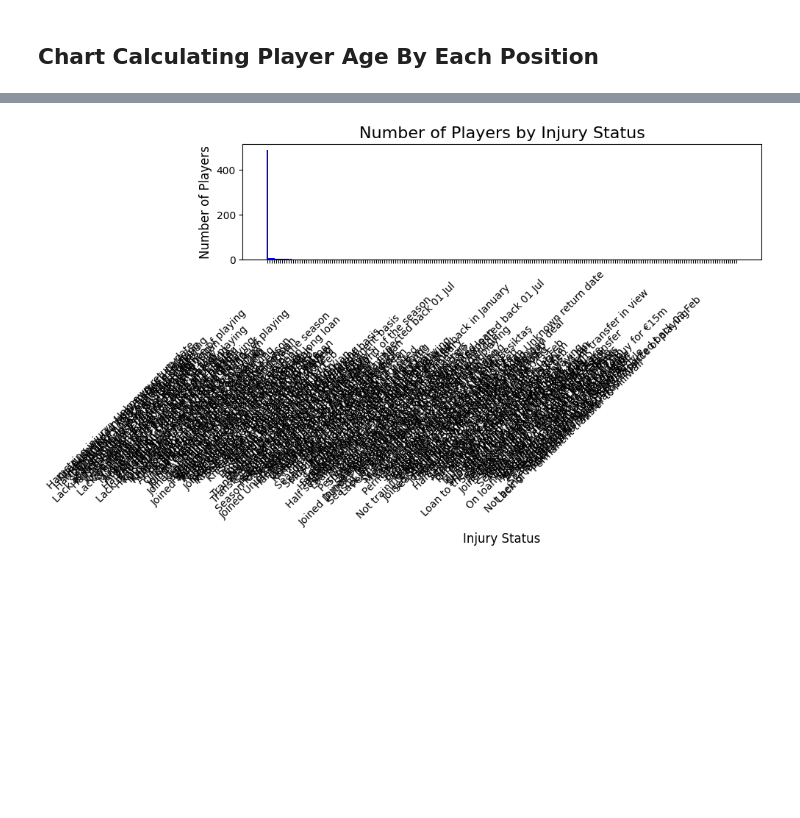
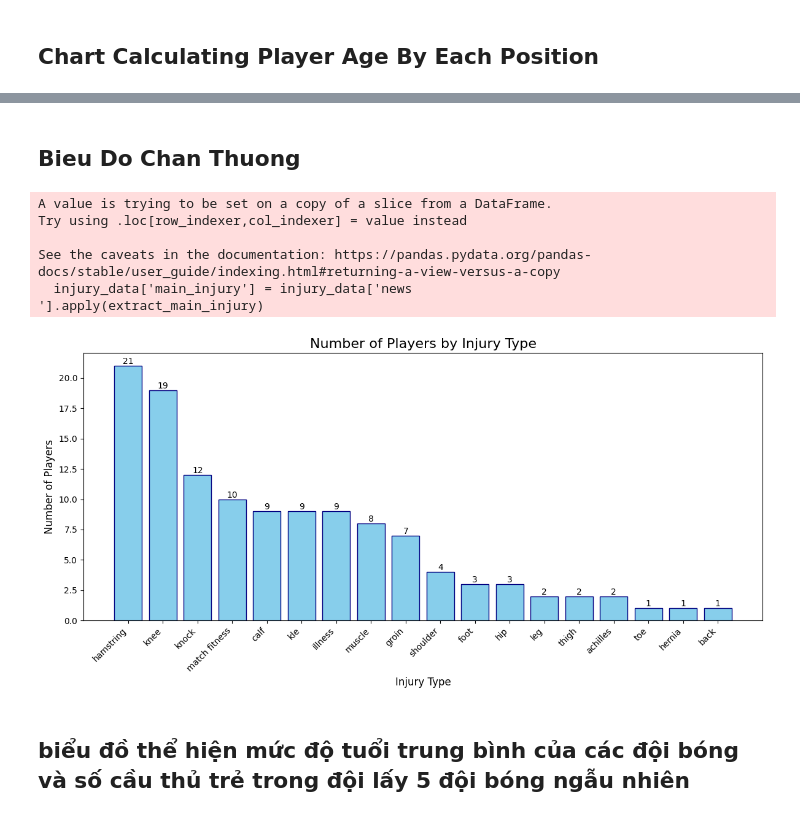
Before and after one commit to GodOfClown2k8/Khoi-CSA02, a Jupyter notebook: SPCK/bt.ipynb, the cells around one changed output, grey strips where cells are left out. Cells and saved outputs as stored; diff of their text form; code cells hidden in the pictures; blank space fills up the shorter version.

```diff
--- a/SPCK/bt.ipynb
+++ b/SPCK/bt.ipynb
@@ -69,18 +66,55 @@ plt.show()
-# %%
-
-
-injury_counts = data['news                                                                  '].value_counts()
-
-plt.figure(figsize=(10, 6))
-plt.bar(injury_counts.index, injury_counts.values, color='blue')
-
-plt.title('Number of Players by Injury Status', fontsize=16)
-plt.xlabel('Injury Status', fontsize=12)
-plt.ylabel('Number of Players', fontsize=12)
-plt.xticks(rotation=45, ha='right')
-plt.tight_layout()
-
-# Show the plot
-plt.show()
-# %% [output]
-[figure, removed]
+# %% [markdown]
+## Bieu Do Chan Thuong
+# %%
+
+# Hàm để trích xuất loại chấn thương chính
+def extract_main_injury(injury_text):
+    injury_text = injury_text.lower()
+    if 'injury' in injury_text:
+        # Tìm vị trí của từ 'injury'
+        injury_index = injury_text.index('injury')
+        # Lấy phần trước 'injury'
+        main_injury = injury_text[:injury_index].strip()
+        # Loại bỏ các từ không cần thiết
+        words_to_remove = ['and', 'or', 'the', 'an']
+        for word in words_to_remove:
+            main_injury = main_injury.replace(word, '').strip()
+        return main_injury
+    else:
+        return 'Other'
+
+# Lọc dữ liệu chấn thương và xử lý
+injury_data = data[data['news                                                                  '].str.contains('injury', case=False, na=False)]
+injury_data['main_injury'] = injury_data['news                                                                  '].apply(extract_main_injury)
+
+
+injury_counts = injury_data['main_injury'].value_counts()
+
+# Vẽ biểu đồ
+plt.figure(figsize=(12, 6))
+bars = plt.bar(injury_counts.index, injury_counts.values, color='skyblue', edgecolor='navy')
+
+# Thêm nhãn số lượng lên đầu mỗi cột
+for bar in bars:
+    height = bar.get_height()
+    plt.text(bar.get_x() + bar.get_width()/2., height,
+             f'{height}',
+             ha='center', va='bottom')
+
+plt.title('Number of Players by Injury Type', fontsize=16)
+plt.xlabel('Injury Type', fontsize=12)
+plt.ylabel('Number of Players', fontsize=12)
+plt.xticks(rotation=45, ha='right')
+plt.tight_layout()
+
+# Hiển thị biểu đồ
+plt.show()
+# %% [output]
+A value is trying to be set on a copy of a slice from a DataFrame.
+Try using .loc[row_indexer,col_indexer] = value instead
+
+See the caveats in the documentation: https://pandas.pydata.org/pandas-docs/stable/user_guide/indexing.html#returning-a-view-versus-a-copy
+  injury_data['main_injury'] = injury_data['news                                                                  '].apply(extract_main_injury)
+[figure, added]
+# %% [markdown]
+## biểu đồ thể hiện mức độ tuổi trung bình của các đội bóng và số cầu thủ trẻ trong đội lấy 5 đội bóng ngẫu nhiên
```
Also changed, not shown: parts of 8 cells of this notebook, 1 other file.
